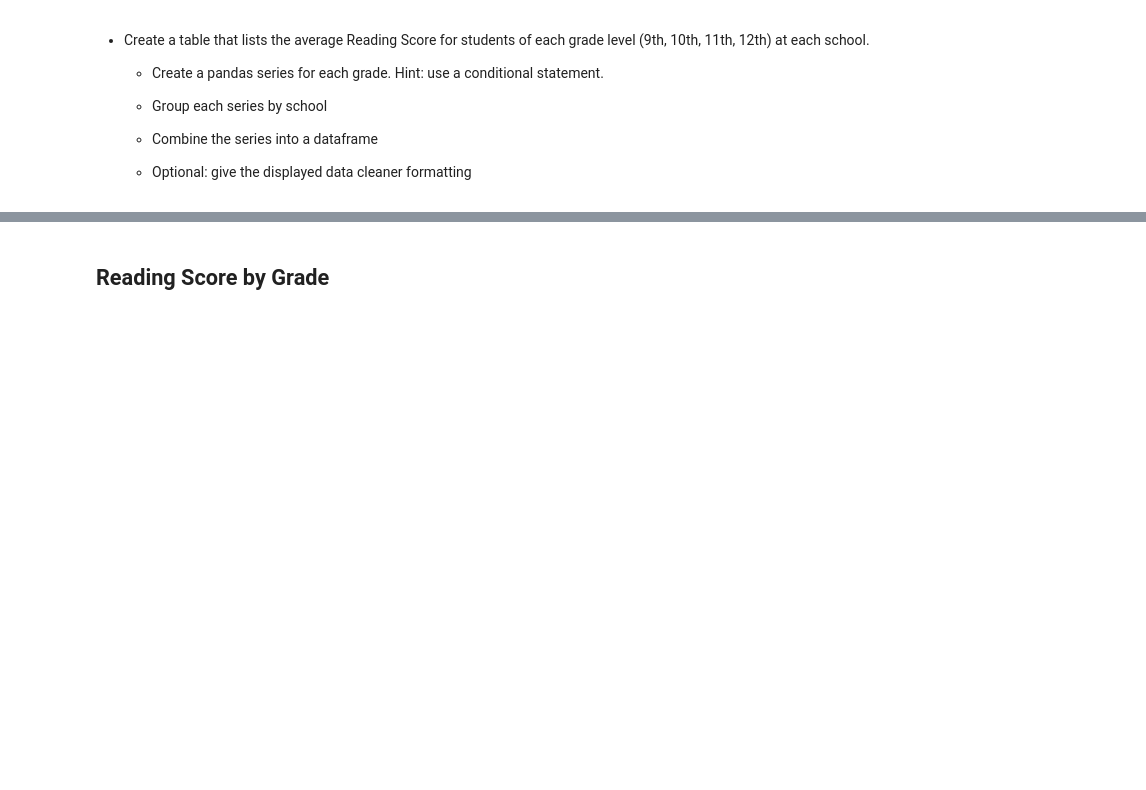
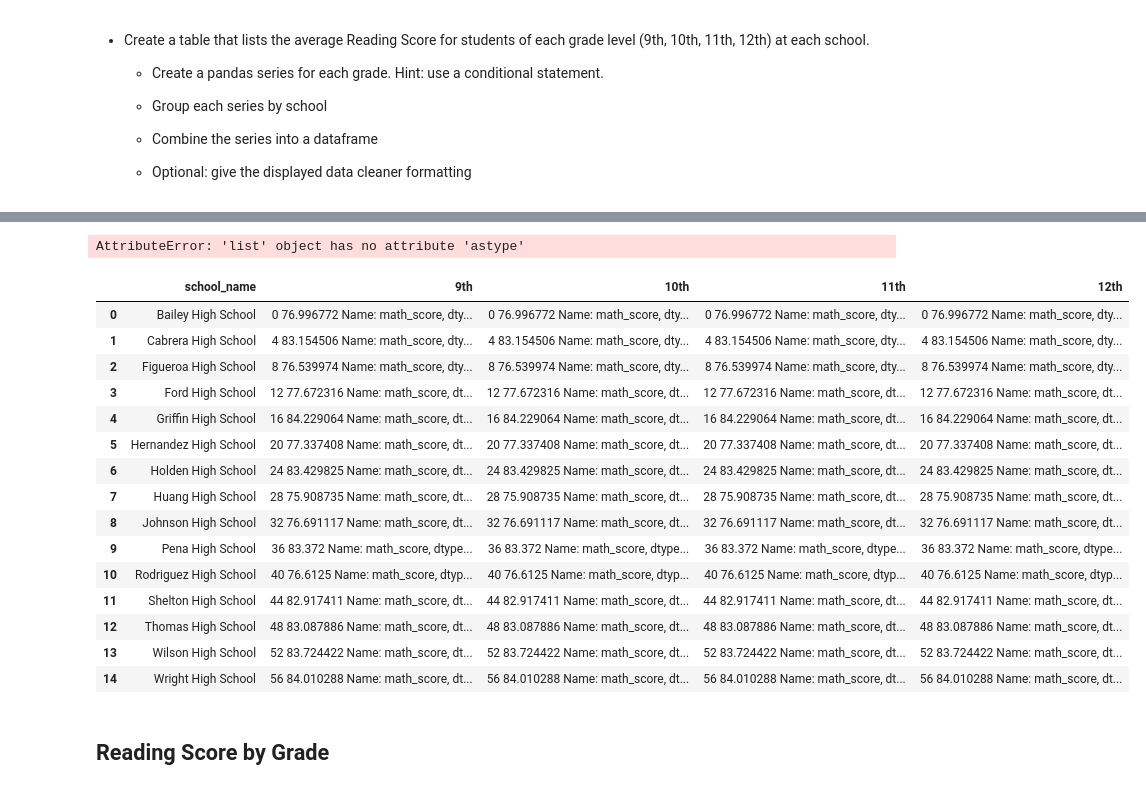
Before and after one commit to nazila-entezari/pandas-challenge, a Jupyter notebook: PyCitySchools/PyCitySchools_starter.ipynb, the cells around one changed output, grey strips where cells are left out. Saved outputs shown, nothing was run; the diff lists cells and outputs as text; code cells hidden in the pictures; blank space fills up the shorter version.

```diff
--- a/PyCitySchools/PyCitySchools_starter.ipynb
+++ b/PyCitySchools/PyCitySchools_starter.ipynb
@@ -215,0 +188,3 @@ Name: type, dtype: object
+# %%
+school_name=grouped_df.count().reset_index().iloc[:,0]
+school_name
@@ -441,0 +441,4 @@ ValueError: array length 15 does not match index length 30
+# %%
+#Math Scores by Grade
+grade_grouped=school_data_complete.groupby(['school_name','grade']).mean().reset_index()
+print(grade_grouped)
@@ -442,3 +463,52 @@ ValueError: array length 15 does not match index length 30
+# %%
+x=0
+graded_math_score12=[]
+graded_math_score11=[]
+graded_math_score10=[]
+graded_math_score9=[]
+for name in school_name:
+    math_by_grade12=grade_grouped.iloc[x:x+1,4]
+    graded_math_score12.append(math_by_grade12)
+    x=x+1
+    math_by_grade11=grade_grouped.iloc[x:x+1,4]
+    graded_math_score11.append(math_by_grade11)
+    x=x+1
+    math_by_grade10=grade_grouped.iloc[x:x+1,4]
+    graded_math_score10.append(math_by_grade10)
+    x=x+1
+    math_by_grade9=grade_grouped.iloc[x:x+1,4]
+    graded_math_score9.append(math_by_grade9)
+    x=x+1
+
+graded_math_score12
+# %% [output]
+AttributeError: 'list' object has no attribute 'astype'
+# %%
+math_summary=pd.DataFrame({"school_name":school_name,
+                           "9th":graded_math_score12,
+                           "10th":graded_math_score12,
+                           "11th":graded_math_score12,
+                          "12th":graded_math_score12
+
+                          })
+math_summary
+# %% [output]
+|  | school_name | 9th | 10th | 11th | 12th |
+| 0 | Bailey High School | 0 76.996772 Name: math_score, dty... | 0 76.996772 Name: math_score, dty... | 0 76.996772 Name: math_score, dty... | 0 76.996772 Name: math_score, dty... |
+| 1 | Cabrera High School | 4 83.154506 Name: math_score, dty... | 4 83.154506 Name: math_score, dty... | 4 83.154506 Name: math_score, dty... | 4 83.154506 Name: math_score, dty... |
+| 2 | Figueroa High School | 8 76.539974 Name: math_score, dty... | 8 76.539974 Name: math_score, dty... | 8 76.539974 Name: math_score, dty... | 8 76.539974 Name: math_score, dty... |
+| 3 | Ford High School | 12 77.672316 Name: math_score, dt... | 12 77.672316 Name: math_score, dt... | 12 77.672316 Name: math_score, dt... | 12 77.672316 Name: math_score, dt... |
+| 4 | Griffin High School | 16 84.229064 Name: math_score, dt... | 16 84.229064 Name: math_score, dt... | 16 84.229064 Name: math_score, dt... | 16 84.229064 Name: math_score, dt... |
+| 5 | Hernandez High School | 20 77.337408 Name: math_score, dt... | 20 77.337408 Name: math_score, dt... | 20 77.337408 Name: math_score, dt... | 20 77.337408 Name: math_score, dt... |
+| 6 | Holden High School | 24 83.429825 Name: math_score, dt... | 24 83.429825 Name: math_score, dt... | 24 83.429825 Name: math_score, dt... | 24 83.429825 Name: math_score, dt... |
+| 7 | Huang High School | 28 75.908735 Name: math_score, dt... | 28 75.908735 Name: math_score, dt... | 28 75.908735 Name: math_score, dt... | 28 75.908735 Name: math_score, dt... |
+| 8 | Johnson High School | 32 76.691117 Name: math_score, dt... | 32 76.691117 Name: math_score, dt... | 32 76.691117 Name: math_score, dt... | 32 76.691117 Name: math_score, dt... |
+| 9 | Pena High School | 36 83.372 Name: math_score, dtype... | 36 83.372 Name: math_score, dtype... | 36 83.372 Name: math_score, dtype... | 36 83.372 Name: math_score, dtype... |
+| 10 | Rodriguez High School | 40 76.6125 Name: math_score, dtyp... | 40 76.6125 Name: math_score, dtyp... | 40 76.6125 Name: math_score, dtyp... | 40 76.6125 Name: math_score, dtyp... |
+| 11 | Shelton High School | 44 82.917411 Name: math_score, dt... | 44 82.917411 Name: math_score, dt... | 44 82.917411 Name: math_score, dt... | 44 82.917411 Name: math_score, dt... |
+| 12 | Thomas High School | 48 83.087886 Name: math_score, dt... | 48 83.087886 Name: math_score, dt... | 48 83.087886 Name: math_score, dt... | 48 83.087886 Name: math_score, dt... |
+| 13 | Wilson High School | 52 83.724422 Name: math_score, dt... | 52 83.724422 Name: math_score, dt... | 52 83.724422 Name: math_score, dt... | 52 83.724422 Name: math_score, dt... |
+| 14 | Wright High School | 56 84.010288 Name: math_score, dt... | 56 84.010288 Name: math_score, dt... | 56 84.010288 Name: math_score, dt... | 56 84.010288 Name: math_score, dt... |
 # %% [markdown]
 ## Reading Score by Grade
 # %% [markdown]
```
Also changed, not shown: parts of 22 cells of this notebook.
